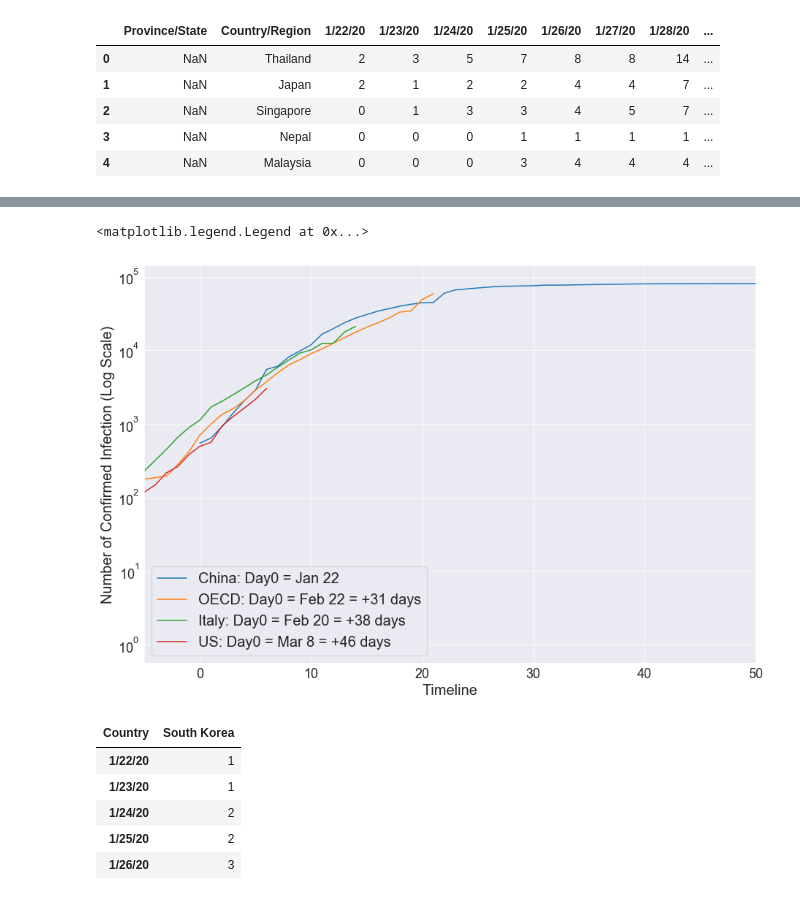
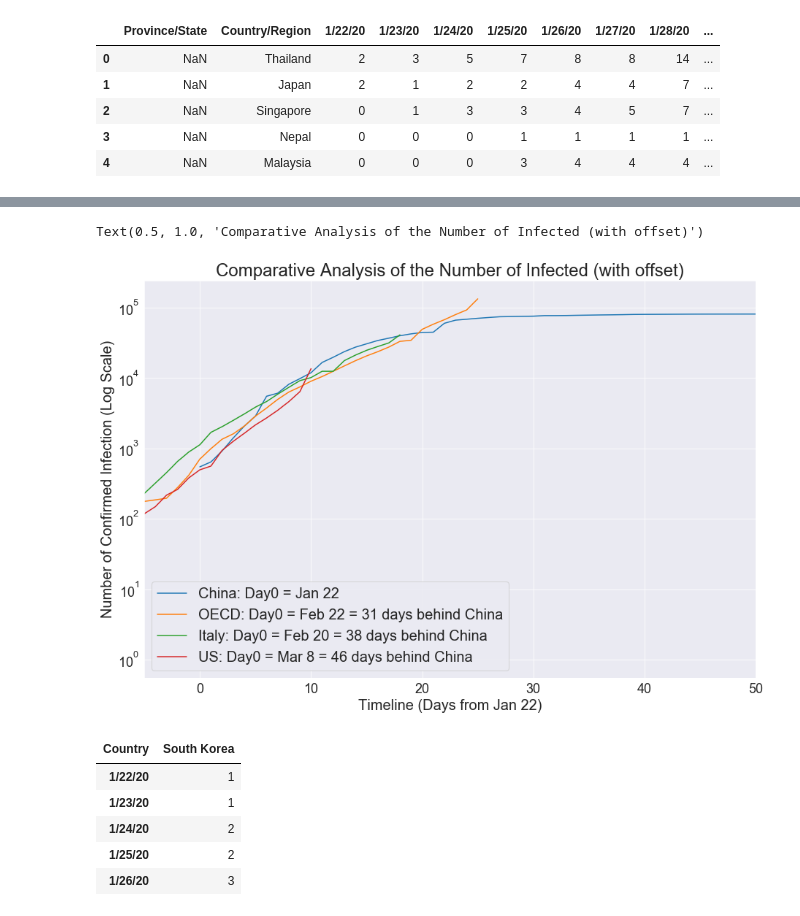
Before and after one commit to tmoon/coronavirus, a Jupyter notebook: analysis/Corna Research.ipynb, the cells around one changed output, grey strips where cells are left out. Drawn from its saved outputs; the diff is of its cells as text; code cells hidden in the pictures.

```diff
--- a/analysis/Corna Research.ipynb
+++ b/analysis/Corna Research.ipynb
@@ -5,3 +9,12 @@
+# %%
+from selenium.webdriver.chrome.options import Options
+
+options = Options()
+options.headless = True
+path = '/home/tarik/misc/chromedriver'
+driver = webdriver.Chrome("./chromedriver",options=options)
+
+driver.get("http://covidly.com/summary")
 # %%
 # https://github.com/CSSEGISandData/COVID-19
 mapper_dict = {'Bosnia and Herz.': 'Bosnia and Herzegovina',
@@ -65,8 +78,9 @@ df.head()
 | 3 | NaN | Nepal | 0 | 0 | 0 | 1 | 1 | 1 | 1 | ... |
 | 4 | NaN | Malaysia | 0 | 0 | 0 | 3 | 4 | 4 | 4 | ... |
 # %%
-dfs = pd.read_html("http://covidly.com/summary")[1].rename(columns={'Cases  Total (#)': "latest_count",
+dfs = pd.read_html(driver.page_source)[1].rename(columns={'Cases  Total (#)': "latest_count",
     'Cases / 1M  (#)': 'case_per_mil'})
+
 dfs["Country"] = [mapper_dict[c] if c in mapper_dict.keys() else c for c in dfs.Country]
 dfs.head()
 # %% [output]
@@ -82,7 +96,7 @@ country_df0 = df2.groupby("Country").sum()
 country_df = pd.merge(country_df0, dfs[["Country", "latest_count"]], left_index=True, right_on='Country').set_index('Country')
 
 
-td = (datetime.datetime.today() - datetime.timedelta(days=0)).strftime('%-m/%-d/%y')
+td = (datetime.datetime.today() - datetime.timedelta(days=1)).strftime('%-m/%-d/%y')
 country_df[td] = country_df[["latest_count", td]].max(axis=1)
 country_df = country_df.drop(['latest_count'], axis=1).transpose()
 
@@ -130,22 +160,23 @@ Text(0.5, 0, 'Timeline')
 # %%
 china_df = country_df[["China", "US", "OECD", "Italy"]].copy()
 china_df["day_no"] = range(len(china_df))
 # china_df.plot()
 
 plt.plot(china_df.day_no , china_df["China"], label="China: Day0 = Jan 22")
-plt.plot(china_df.day_no - 31 , china_df["OECD"], label="OECD: Day0 = Feb 22 = +31 days")
-plt.plot(china_df.day_no - 38 , china_df["Italy"], label="Italy: Day0 = Feb 20 = +38 days")
-plt.plot(china_df.day_no - 46 , china_df["US"], label="US: Day0 = Mar 8 = +46 days")
+plt.plot(china_df.day_no - 31 , china_df["OECD"], label="OECD: Day0 = Feb 22 = 31 days behind China")
+plt.plot(china_df.day_no - 38 , china_df["Italy"], label="Italy: Day0 = Feb 20 = 38 days behind China")
+plt.plot(china_df.day_no - 46 , china_df["US"], label="US: Day0 = Mar 8 = 46 days behind China")
 plt.xlim(-5,50)
 # ["Mainland China", "US", "OECD"]
 plt.ticklabel_format(style='plain', axis='y')
 plt.yscale('log')
 plt.ylabel("Number of Confirmed Infection (Log Scale)")
-plt.xlabel("Timeline")
+plt.xlabel("Timeline (Days from Jan 22)")
 plt.legend()
+plt.title("Comparative Analysis of the Number of Infected (with offset)")
 # %% [output]
-<matplotlib.legend.Legend at 0x...>
+Text(0.5, 1.0, 'Comparative Analysis of the Number of Infected (with offset)')
-[figure, old version]
+[figure, new version]
 # %%
 from sklearn import linear_model
 from scipy.special import expit
```
Also changed, not shown: parts of 8 cells of this notebook, 3 other files.
